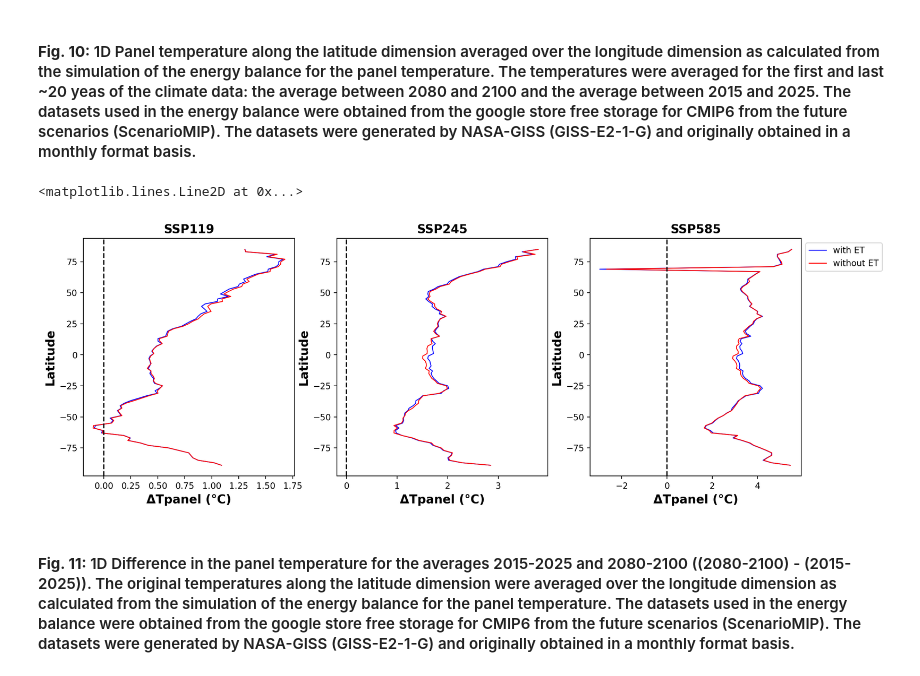
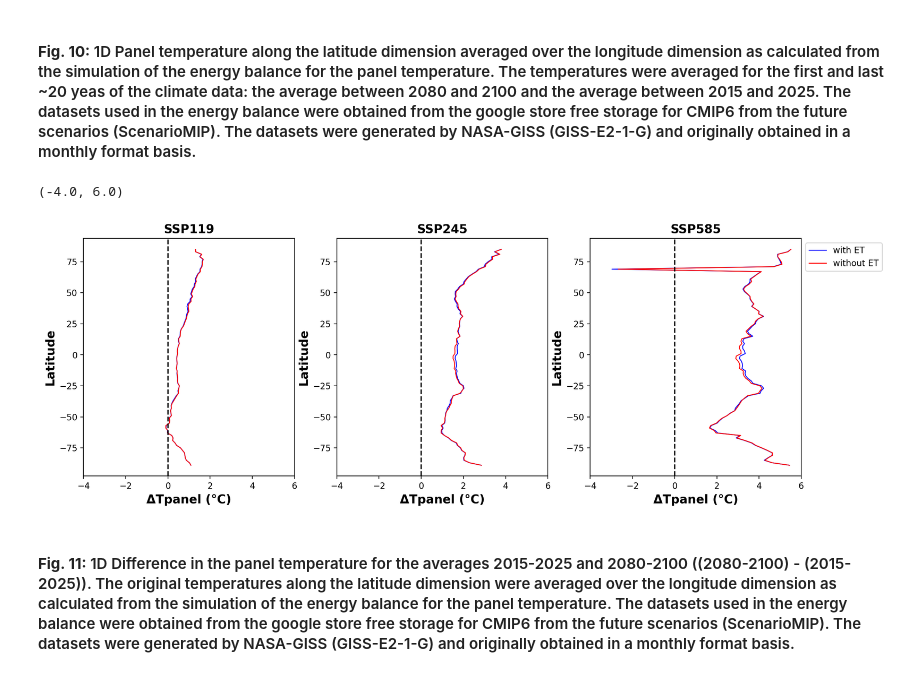
Before and after one commit to EES-3506-5506/EES3506_5506_Fall2023_FinalProject_Merheb, a Jupyter notebook: FinalProject_Merheb_DatasetsObservations.ipynb, the cells around one changed output. Cells and saved outputs as stored; diff of their text form; code cells hidden in the pictures.

```diff
--- a/FinalProject_Merheb_DatasetsObservations.ipynb
+++ b/FinalProject_Merheb_DatasetsObservations.ipynb
@@ -1328,35 +1331,38 @@ diff_ssp585_noET_lat = df_lat_noET['SSP585_last10_noET_lat'] - df_lat_noET['SSP5
 fig, (ax1, ax2, ax3) = plt.subplots(ncols=3, nrows=1, figsize = (15, 5))                   # Changed the size of the figure, just aesthetic
 
 ax1.plot(diff_ssp119_lat, lat['Latitude'], color='blue',
          linewidth=1, label='with ET')
 ax1.plot(diff_ssp119_noET_lat, lat['Latitude'], color='red',
          linewidth=1, label='without ET')
 ax1.set_ylabel('Latitude', fontsize=14, fontweight='bold')
 ax1.set_xlabel('\u0394Tpanel (\u00b0C)', fontsize=14, fontweight='bold')
 ax1.set_title('SSP119', fontsize=14, fontweight='bold')
 ax1.axvline(x=0, color='black', linestyle='--', label='')
+ax1.set_xlim(-4,6)
 
 ax2.plot(diff_ssp245_lat, lat['Latitude'], color='blue',
          linewidth=1, label='with ET')
 ax2.plot(diff_ssp245_noET_lat, lat['Latitude'], color='red',
          linewidth=1, label='without ET')
 ax2.set_ylabel('Latitude', fontsize=14, fontweight='bold')
 ax2.set_xlabel('\u0394Tpanel (\u00b0C)', fontsize=14, fontweight='bold')
 ax2.set_title('SSP245', fontsize=14, fontweight='bold')
 ax2.axvline(x=0, color='black', linestyle='--', label='')
+ax2.set_xlim(-4,6)
 
 ax3.plot(diff_ssp585_lat, lat['Latitude'], color='blue',
          linewidth=1, label='with ET')
 ax3.plot(diff_ssp585_noET_lat, lat['Latitude'], color='red',
          linewidth=1, label='without ET')
 ax3.set_ylabel('Latitude', fontsize=14, fontweight='bold')
 ax3.set_xlabel('\u0394Tpanel (\u00b0C)', fontsize=14, fontweight='bold')
 ax3.set_title('SSP585', fontsize=14, fontweight='bold')
 ax3.legend(bbox_to_anchor=(1, 1), bbox_transform=ax3.transAxes)
 ax3.axvline(x=0, color='black', linestyle='--',  label='')
+ax3.set_xlim(-4,6)
 # %% [output]
-<matplotlib.lines.Line2D at 0x...>
+(-4.0, 6.0)
-[figure, old version]
+[figure, new version]
 # %% [markdown]
 #### __Fig. 11:__ 1D Difference in the panel temperature for the averages 2015-2025 and 2080-2100 ((2080-2100) - (2015-2025)). The original temperatures along the latitude dimension were averaged over the longitude dimension as calculated from the simulation of the energy balance for the panel temperature. The datasets used in the energy balance were obtained from the google store free storage for CMIP6 from the future scenarios (ScenarioMIP). The datasets were generated by NASA-GISS (GISS-E2-1-G) and originally obtained in a monthly format basis.
 # %%
```
Also changed, not shown: parts of 5 cells of this notebook.
